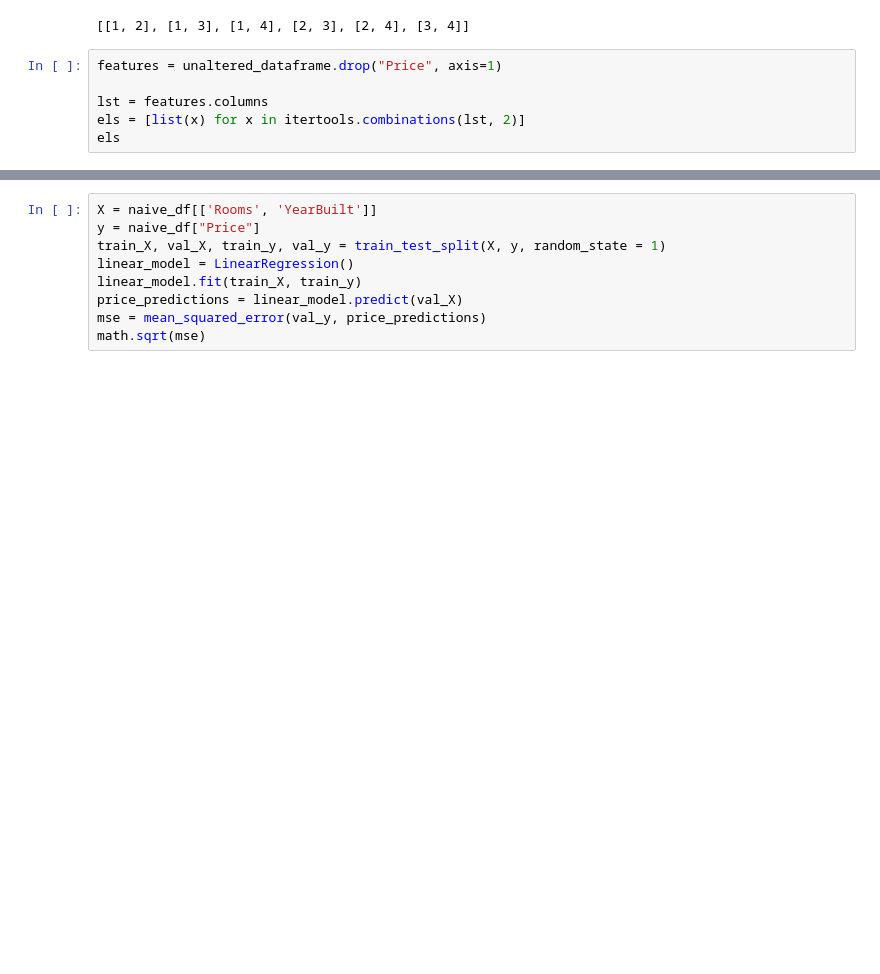
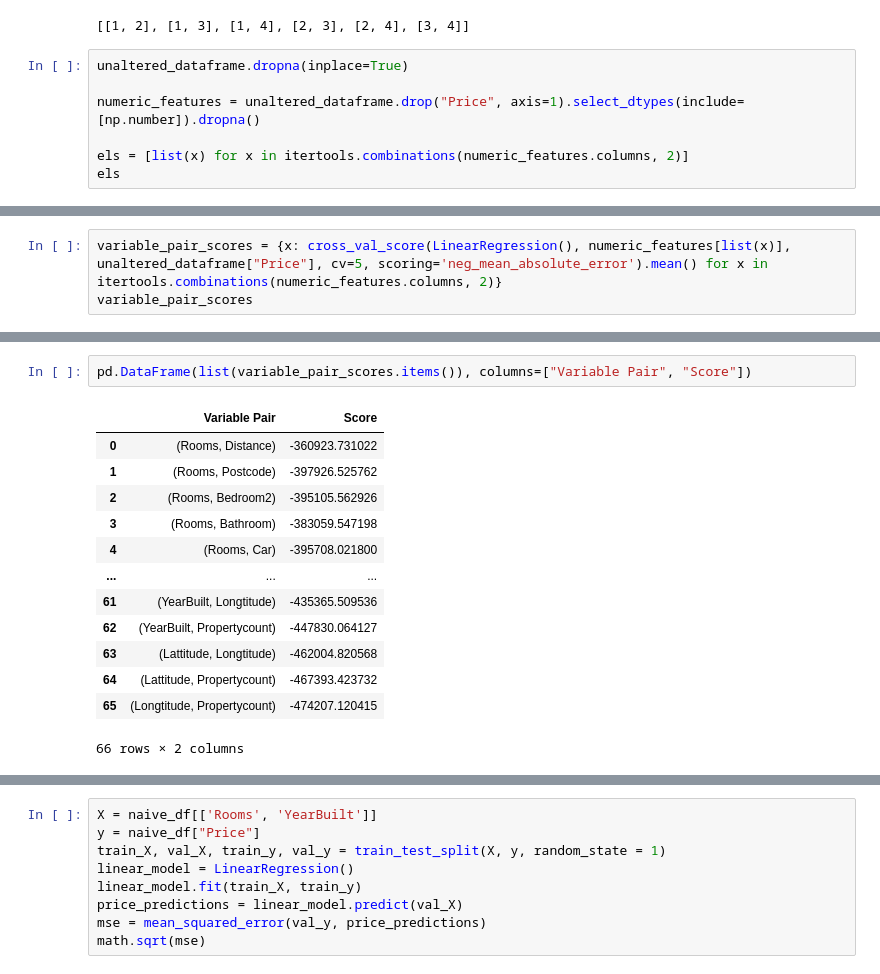
Before and after one commit to smdbz/data-science, a Jupyter notebook: notebooks/05_simplified_prediction.ipynb, the cells around one changed output, grey strips where cells are left out. Saved outputs shown, nothing was run; the diff lists cells and outputs as text; blank space fills up the shorter version.

Commit message:
More notes, documentation and linear models

```diff
--- a/notebooks/05_simplified_prediction.ipynb
+++ b/notebooks/05_simplified_prediction.ipynb
@@ -144,9 +152,10 @@ els
 # %% [output]
 [[1, 2], [1, 3], [1, 4], [2, 3], [2, 4], [3, 4]]
 # %%
-features = unaltered_dataframe.drop("Price", axis=1)
+unaltered_dataframe.dropna(inplace=True)
 
-lst = features.columns
-els = [list(x) for x in itertools.combinations(lst, 2)]
+numeric_features = unaltered_dataframe.drop("Price", axis=1).select_dtypes(include=[np.number]).dropna()
+
+els = [list(x) for x in itertools.combinations(numeric_features.columns, 2)]
 els
 # %% [output]
@@ -169,0 +189,3 @@ els
+# %%
+variable_pair_scores = {x: cross_val_score(LinearRegression(), numeric_features[list(x)], unaltered_dataframe["Price"], cv=5, scoring='neg_mean_absolute_error').mean() for x in itertools.combinations(numeric_features.columns, 2)}
+variable_pair_scores
@@ -169,0 +210,16 @@ els
+# %%
+pd.DataFrame(list(variable_pair_scores.items()), columns=["Variable Pair", "Score"])
+# %% [output]
+|  | Variable Pair | Score |
+| 0 | (Rooms, Distance) | -360923.731022 |
+| 1 | (Rooms, Postcode) | -397926.525762 |
+| 2 | (Rooms, Bedroom2) | -395105.562926 |
+| 3 | (Rooms, Bathroom) | -383059.547198 |
+| 4 | (Rooms, Car) | -395708.021800 |
+| ... | ... | ... |
+| 61 | (YearBuilt, Longtitude) | -435365.509536 |
+| 62 | (YearBuilt, Propertycount) | -447830.064127 |
+| 63 | (Lattitude, Longtitude) | -462004.820568 |
+| 64 | (Lattitude, Propertycount) | -467393.423732 |
+| 65 | (Longtitude, Propertycount) | -474207.120415 |
+66 rows × 2 columns
```
Also changed, not shown: parts of 25 cells of this notebook, 28 other files.
